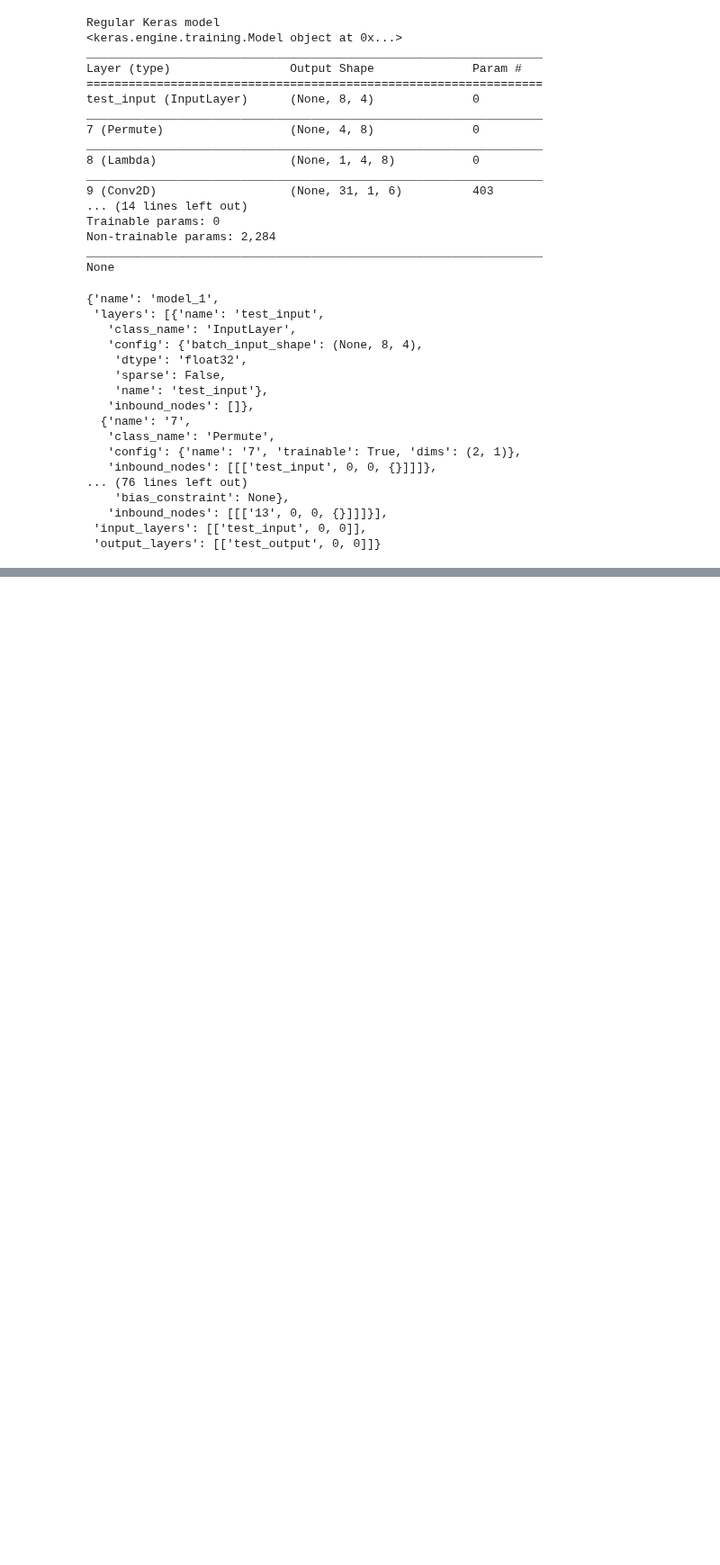
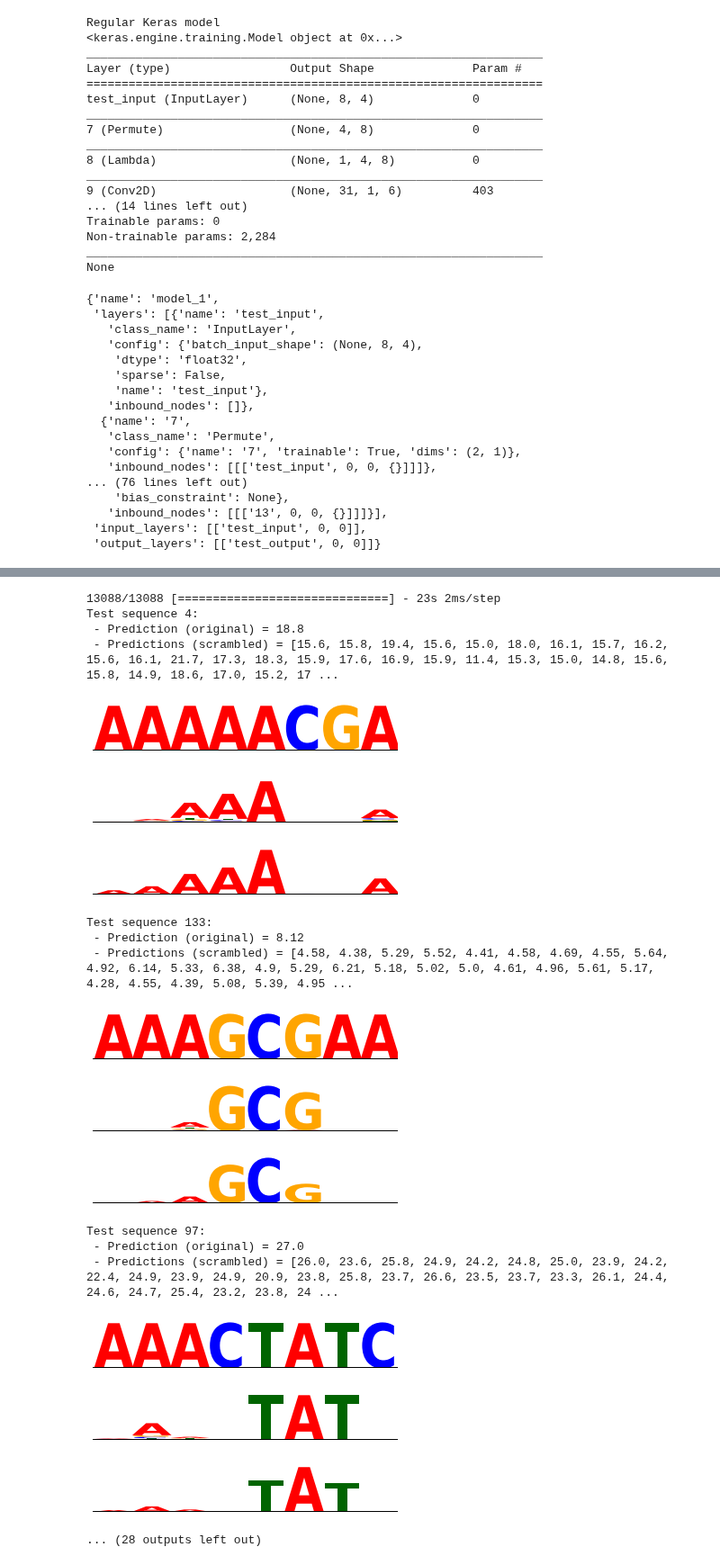
Before and after one commit to erinhwilson/deep-5g-sandbox, a Jupyter notebook: scrambler_help.ipynb, the cells around one changed output, grey strips where cells are left out. Shown at 90% size. Drawn from its saved outputs; the diff is of its cells as text; code cells hidden in the pictures; blank space fills up the shorter version.

```diff
--- a/scrambler_help.ipynb
+++ b/scrambler_help.ipynb
@@ -1434,0 +1469,23 @@ None
+# %%
+viz_scrambler_results(new_jtest_reload, cnn_scr)
+# %% [output]
+13088/13088 [==============================] - 23s 2ms/step
+Test sequence 4:
+ - Prediction (original) = 18.8
+ - Predictions (scrambled) = [15.6, 15.8, 19.4, 15.6, 15.0, 18.0, 16.1, 15.7, 16.2, 15.6, 16.1, 21.7, 17.3, 18.3, 15.9, 17.6, 16.9, 15.9, 11.4, 15.3, 15.0, 14.8, 15.6, 15.8, 14.9, 18.6, 17.0, 15.2, 17 ...
+[figure, added]
+[figure, added]
+[figure, added]
+Test sequence 133:
+ - Prediction (original) = 8.12
+ - Predictions (scrambled) = [4.58, 4.38, 5.29, 5.52, 4.41, 4.58, 4.69, 4.55, 5.64, 4.92, 6.14, 5.33, 6.38, 4.9, 5.29, 6.21, 5.18, 5.02, 5.0, 4.61, 4.96, 5.61, 5.17, 4.28, 4.55, 4.39, 5.08, 5.39, 4.95 ...
+[figure, added]
+[figure, added]
+[figure, added]
+Test sequence 97:
+ - Prediction (original) = 27.0
+ - Predictions (scrambled) = [26.0, 23.6, 25.8, 24.9, 24.2, 24.8, 25.0, 23.9, 24.2, 22.4, 24.9, 23.9, 24.9, 20.9, 23.8, 25.8, 23.7, 26.6, 23.5, 23.7, 23.3, 26.1, 24.4, 24.6, 24.7, 25.4, 23.2, 23.8, 24 ...
+[figure, added]
+[figure, added]
+[figure, added]
+... (28 outputs left out)
```
Also changed, not shown: parts of 14 cells of this notebook.
